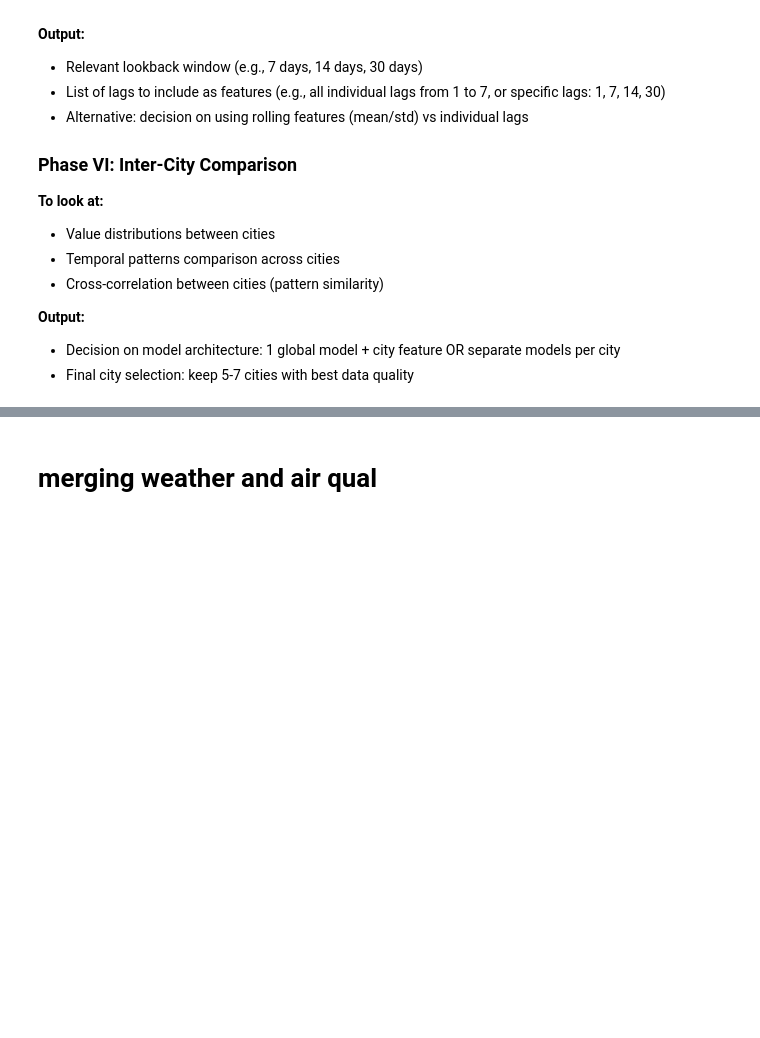
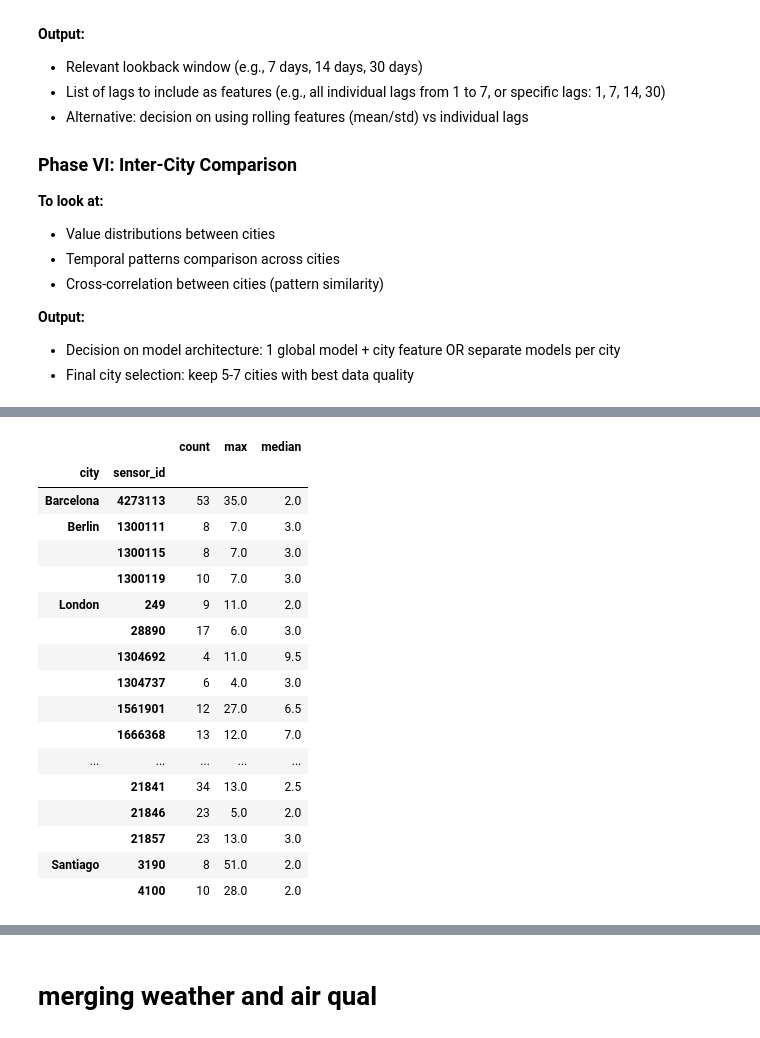
Before and after one commit to PabloRougerie/breathe_project, a Jupyter notebook: notebooks/eda.ipynb, the cells around one changed output, grey strips where cells are left out. Saved outputs shown, nothing was run; the diff lists cells and outputs as text; code cells hidden in the pictures; blank space fills up the shorter version.

```diff
--- a/notebooks/eda.ipynb
+++ b/notebooks/eda.ipynb
@@ -97,0 +136,25 @@ sns.set_palette("husl")
+# %%
+#check number, duration,istribution of gaps in airqual
+df_airqual["delta"] = df_airqual.groupby("sensor_id")["date"].diff().dt.days
+gaps = df_airqual[df_airqual["delta"] > 1]
+gap_stats= gaps.groupby(["city", "sensor_id"])["delta"].agg(["count", "max", "median"])
+gap_stats
+# %% [output]
+|  |  | count | max | median |
+| city | sensor_id |  |  |  |
+| Barcelona | 4273113 | 53 | 35.0 | 2.0 |
+| Berlin | 1300111 | 8 | 7.0 | 3.0 |
+|  | 1300115 | 8 | 7.0 | 3.0 |
+|  | 1300119 | 10 | 7.0 | 3.0 |
+| London | 249 | 9 | 11.0 | 2.0 |
+|  | 28890 | 17 | 6.0 | 3.0 |
+|  | 1304692 | 4 | 11.0 | 9.5 |
+|  | 1304737 | 6 | 4.0 | 3.0 |
+|  | 1561901 | 12 | 27.0 | 6.5 |
+|  | 1666368 | 13 | 12.0 | 7.0 |
+| ... | ... | ... | ... | ... |
+|  | 21841 | 34 | 13.0 | 2.5 |
+|  | 21846 | 23 | 5.0 | 2.0 |
+|  | 21857 | 23 | 13.0 | 3.0 |
+| Santiago | 3190 | 8 | 51.0 | 2.0 |
+|  | 4100 | 10 | 28.0 | 2.0 |
```
Also changed, not shown: parts of 19 cells of this notebook, 5 other files.
